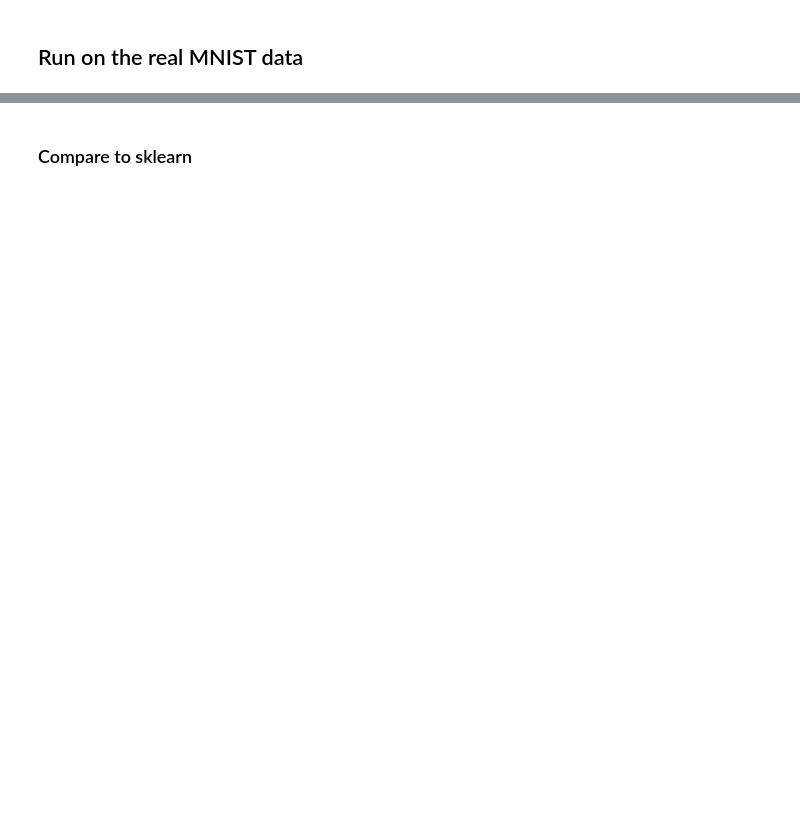
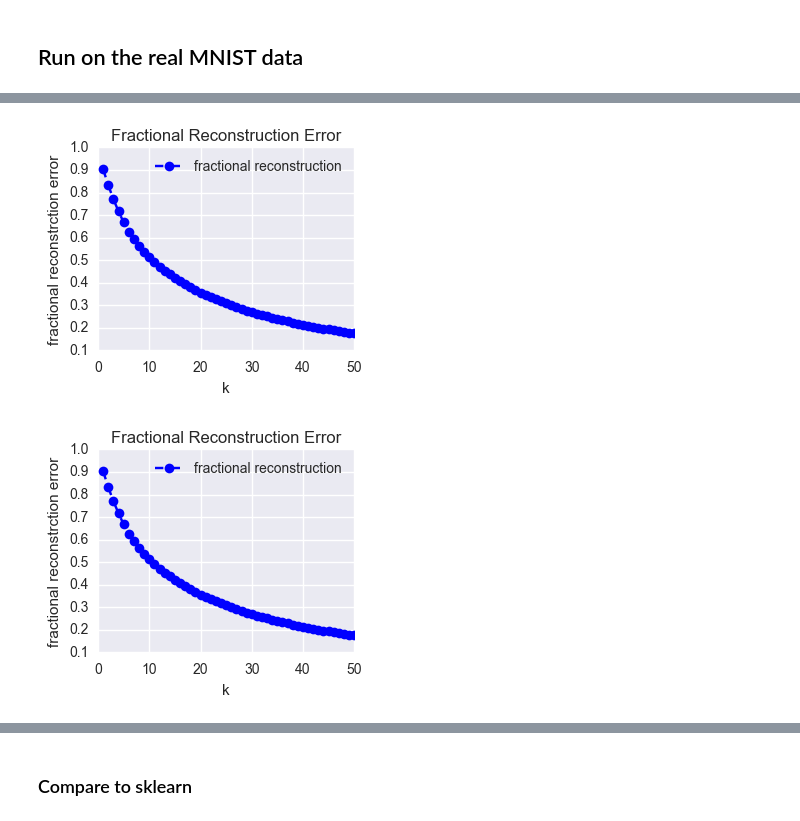
Before and after one commit to JanetMatsen/Machine_Learning_CSE_546, a Jupyter notebook: HW3/notebooks/Q-1-2_PCA.ipynb, the cells around one changed output, grey strips where cells are left out. Saved outputs shown, nothing was run; the diff lists cells and outputs as text; code cells hidden in the pictures; blank space fills up the shorter version.

```diff
--- a/HW3/notebooks/Q-1-2_PCA.ipynb
+++ b/HW3/notebooks/Q-1-2_PCA.ipynb
@@ -89,2 +179,5 @@ train.fractional_reconstruction_df.head(5)
 # %%
-train.plot_fractional_reconstruction_error(start=0, stop=50, title ='abcd')
+train.plot_fractional_reconstruction_error(start=0, stop=50, title ='Fractional Reconstruction Error')
+# %% [output]
+[figure, added]
+[figure, added]
```
Also changed, not shown: parts of 35 cells of this notebook, 2 other files.
